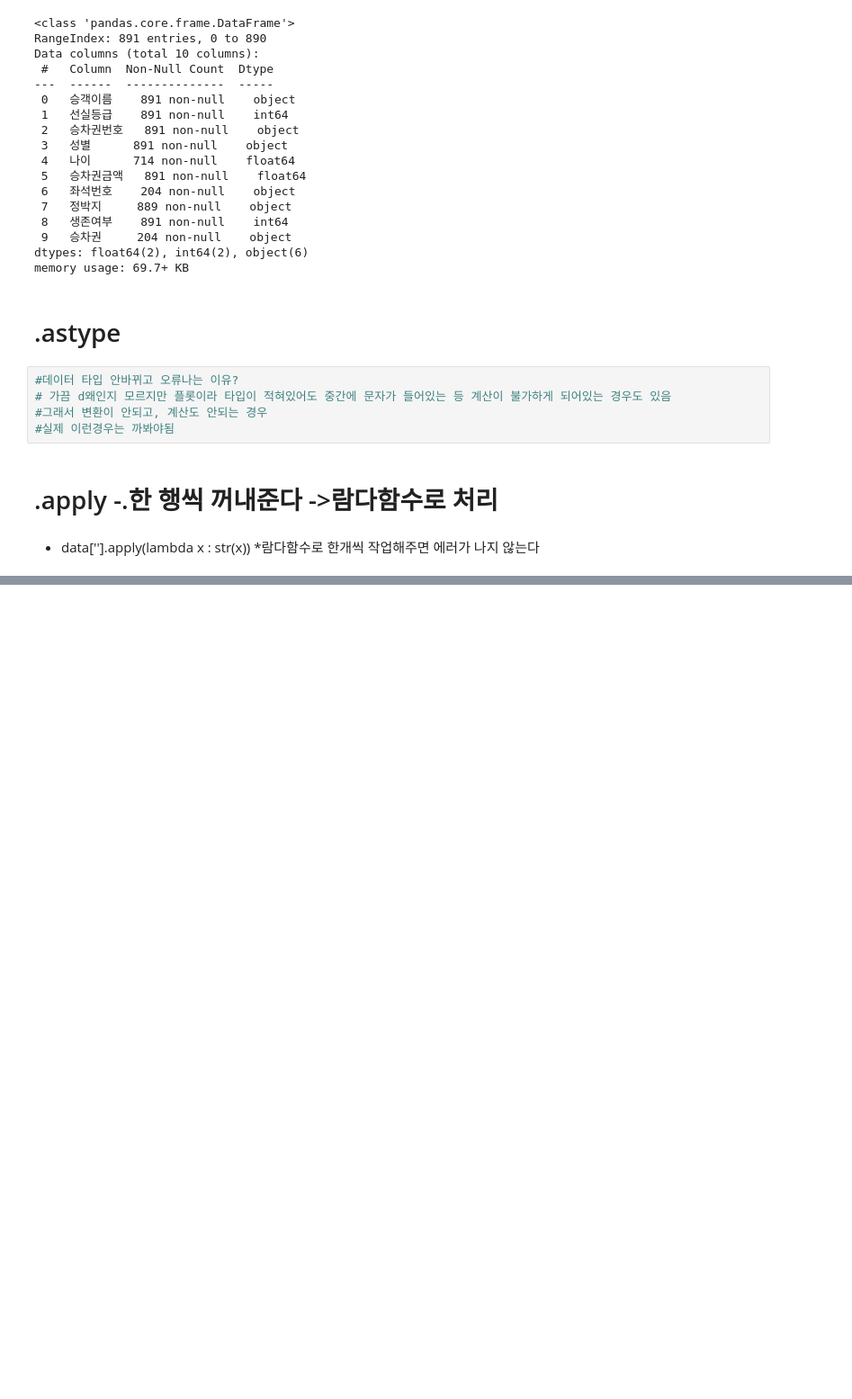
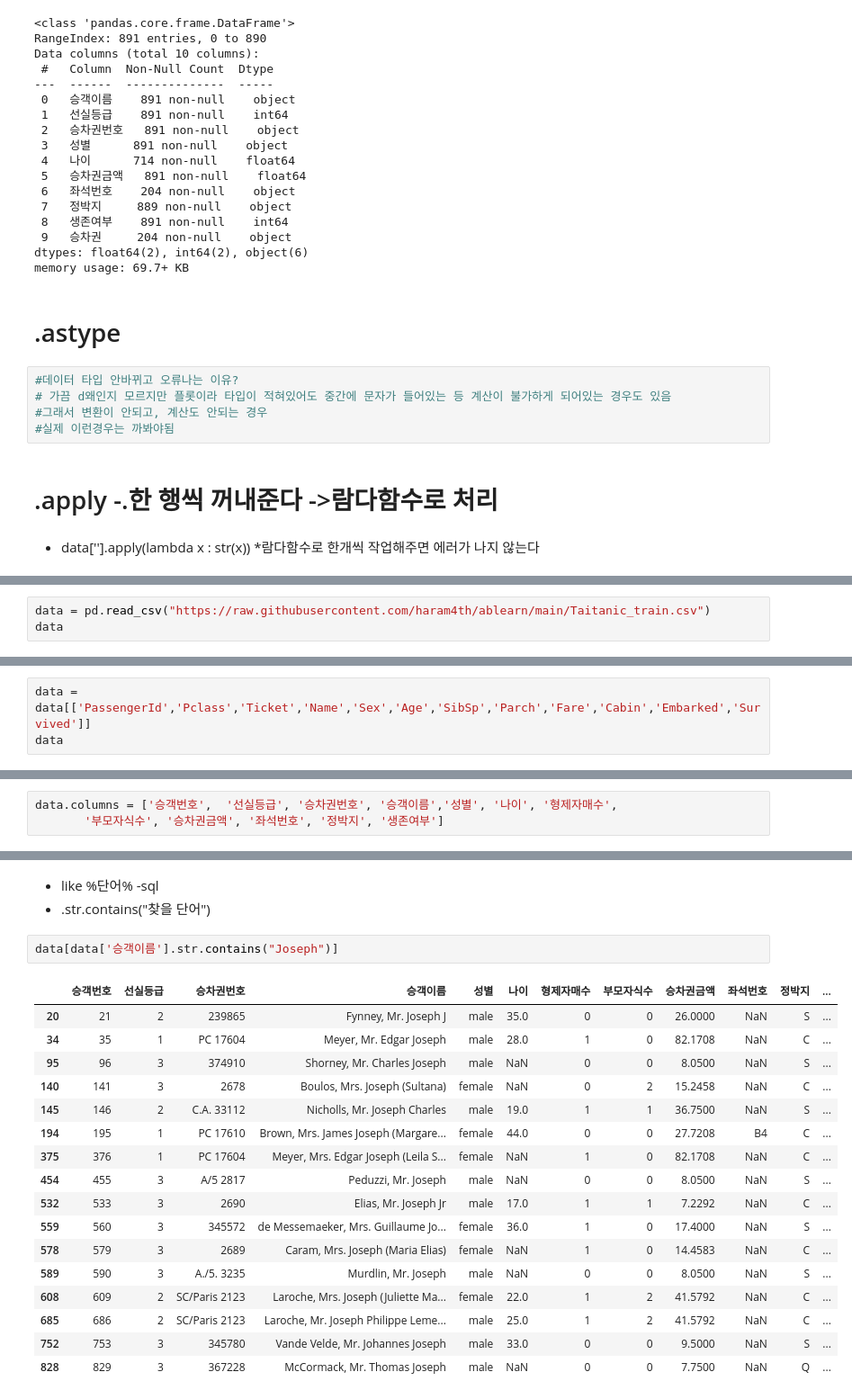
Before and after one commit to haezeong/fintech_service, a Jupyter notebook: 06_machine_learning/02_pandas_사용법.ipynb, the cells around one changed output, grey strips where cells are left out. Shown at 90% size. Saved outputs shown, nothing was run; the diff lists cells and outputs as text; blank space fills up the shorter version.

```diff
--- a/06_machine_learning/02_pandas_사용법.ipynb
+++ b/06_machine_learning/02_pandas_사용법.ipynb
@@ -1642,0 +1811,3 @@ memory usage: 69.7+ KB
+# %%
+data = pd.read_csv("https://raw.githubusercontent.com/haram4th/ablearn/main/Taitanic_train.csv")
+data
@@ -1642,0 +1828,3 @@ memory usage: 69.7+ KB
+# %%
+data = data[['PassengerId','Pclass','Ticket','Name','Sex','Age','SibSp','Parch','Fare','Cabin','Embarked','Survived']]
+data
@@ -1642,0 +1845,3 @@ memory usage: 69.7+ KB
+# %%
+data.columns = ['승객번호',  '선실등급', '승차권번호', '승객이름','성별', '나이', '형제자매수',
+       '부모자식수', '승차권금액', '좌석번호', '정박지', '생존여부']
@@ -1642,0 +1992,23 @@ memory usage: 69.7+ KB
+# %% [markdown]
+* like %단어% -sql
+* .str.contains("찾을 단어")
+# %%
+data[data['승객이름'].str.contains("Joseph")]
+# %% [output]
+|  | 승객번호 | 선실등급 | 승차권번호 | 승객이름 | 성별 | 나이 | 형제자매수 | 부모자식수 | 승차권금액 | 좌석번호 | 정박지 | ... |
+| 20 | 21 | 2 | 239865 | Fynney, Mr. Joseph J | male | 35.0 | 0 | 0 | 26.0000 | NaN | S | ... |
+| 34 | 35 | 1 | PC 17604 | Meyer, Mr. Edgar Joseph | male | 28.0 | 1 | 0 | 82.1708 | NaN | C | ... |
+| 95 | 96 | 3 | 374910 | Shorney, Mr. Charles Joseph | male | NaN | 0 | 0 | 8.0500 | NaN | S | ... |
+| 140 | 141 | 3 | 2678 | Boulos, Mrs. Joseph (Sultana) | female | NaN | 0 | 2 | 15.2458 | NaN | C | ... |
+| 145 | 146 | 2 | C.A. 33112 | Nicholls, Mr. Joseph Charles | male | 19.0 | 1 | 1 | 36.7500 | NaN | S | ... |
+| 194 | 195 | 1 | PC 17610 | Brown, Mrs. James Joseph (Margare... | female | 44.0 | 0 | 0 | 27.7208 | B4 | C | ... |
+| 375 | 376 | 1 | PC 17604 | Meyer, Mrs. Edgar Joseph (Leila S... | female | NaN | 1 | 0 | 82.1708 | NaN | C | ... |
+| 454 | 455 | 3 | A/5 2817 | Peduzzi, Mr. Joseph | male | NaN | 0 | 0 | 8.0500 | NaN | S | ... |
+| 532 | 533 | 3 | 2690 | Elias, Mr. Joseph Jr | male | 17.0 | 1 | 1 | 7.2292 | NaN | C | ... |
+| 559 | 560 | 3 | 345572 | de Messemaeker, Mrs. Guillaume Jo... | female | 36.0 | 1 | 0 | 17.4000 | NaN | S | ... |
+| 578 | 579 | 3 | 2689 | Caram, Mrs. Joseph (Maria Elias) | female | NaN | 1 | 0 | 14.4583 | NaN | C | ... |
+| 589 | 590 | 3 | A./5. 3235 | Murdlin, Mr. Joseph | male | NaN | 0 | 0 | 8.0500 | NaN | S | ... |
+| 608 | 609 | 2 | SC/Paris 2123 | Laroche, Mrs. Joseph (Juliette Ma... | female | 22.0 | 1 | 2 | 41.5792 | NaN | C | ... |
+| 685 | 686 | 2 | SC/Paris 2123 | Laroche, Mr. Joseph Philippe Leme... | male | 25.0 | 1 | 2 | 41.5792 | NaN | C | ... |
+| 752 | 753 | 3 | 345780 | Vande Velde, Mr. Johannes Joseph | male | 33.0 | 0 | 0 | 9.5000 | NaN | S | ... |
+| 828 | 829 | 3 | 367228 | McCormack, Mr. Thomas Joseph | male | NaN | 0 | 0 | 7.7500 | NaN | Q | ... |
```
Also changed, not shown: parts of 62 cells of this notebook, 1 other file.
